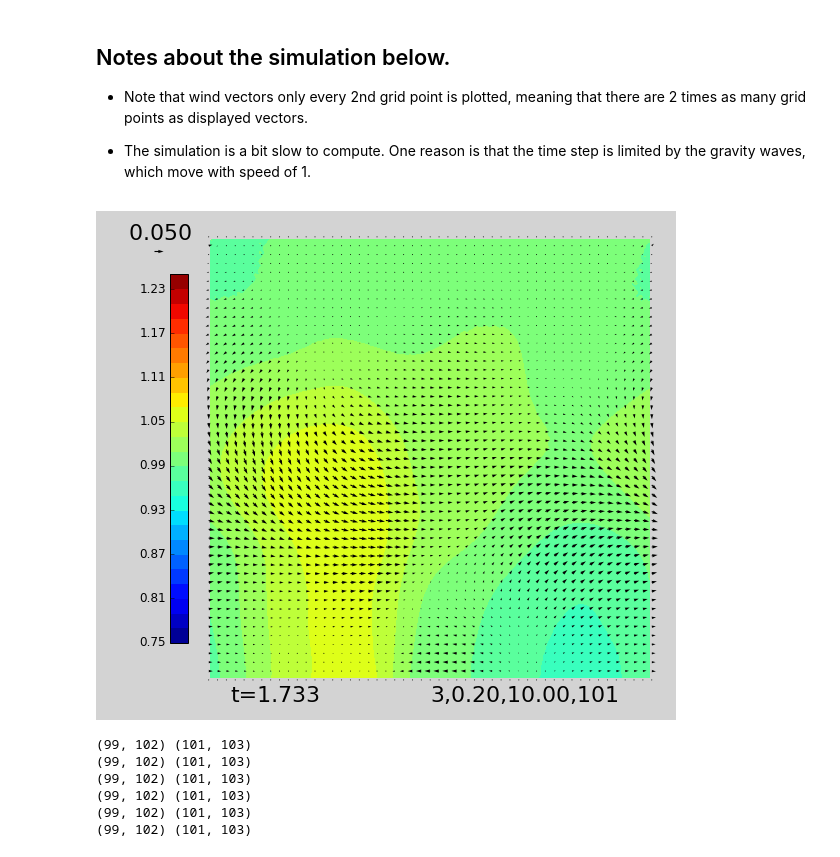
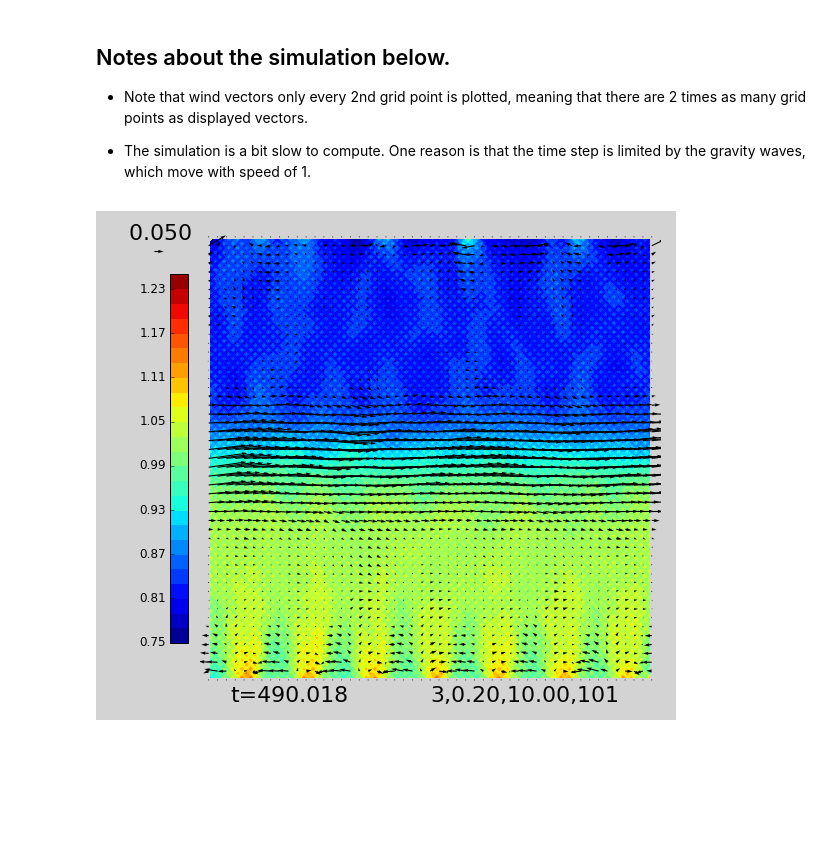
Before and after one commit to Mole45/MMet_Project, a Jupyter notebook: Project-ShallowWater2D.ipynb, the cells around one changed output. Drawn from its saved outputs; the diff is of its cells as text; code cells hidden in the pictures; blank space fills up the shorter version.

```diff
--- a/Project-ShallowWater2D.ipynb
+++ b/Project-ShallowWater2D.ipynb
@@ -316,0 +304,3 @@ vi = 0.*xu #initial v
+# %%
+def yhat(y,yc,w):
+    return (y-yc)/w
@@ -341,10 +373,7 @@ vd = 2 # vector skip (vd=1 plots all arrows)
 speedmax = 0.05 # anticipated maximum speed
 # %%
 #fcoriolis = 1
-beta = 10.
-print(yu.shape)
 fcoriolis = beta*yu[:,:]
-print(fcoriolis.shape)
 cphase = 1.
 u_est = 0.6
 dtlim = 0.2 # fraction of a grid space a wave is allowed to travel in one time unit
@@ -355,8 +384,8 @@ fdt_crit = 0.5 #determined by experimentation, crit value when dtlim = 0.2
 
 dt = min(fdt_crit/beta,dt) #force fdt <= fdt_crit
 
-tstop = 1.75 # stop when t>tstop
-dplot = .05 # time increment between plots
+tstop = 500 # stop when t>tstop
+dplot = 10. # time increment between plots
 
 #Variable Stepping
 nsteps = tstop / dt
@@ -364,8 +393,10 @@ mult = 2 #lambda^nsteps
 c = mult**(1/nsteps)
 dti = tstop*((c-1)/(mult-1))
 
-aborder = 3 # Adams-Bashforth order: 1, 2 or 3 [Set to 10 for Forwards-Backwards]
+aborder = 3 # Adams-Bashforth order: 1, 2 or 3 [Set to 10 for Forwards-Backwards
 varStep = True
+if aborder != 10:
+    varStep = False
 expt = '%d,%3.2f,%5.2f,%d' % (aborder, dtlim, beta, Ny)
 print(expt)
 print(beta,dt,dt*beta)
@@ -411,7 +438,7 @@ def plot(xp,yp,h,mylevs,xu,vd,yu,u,ymax,xmax,v,speedmax,expt):
 * The simulation is a bit slow to compute. One reason is that the time step is limited by the gravity waves, which move with speed of 1.
 # %%
 t=0
-tplot=0. # next time to make a plot
+tplot=-100. # next time to make a plot
 u=ui.copy()
 v=vi.copy()
 h=hi.copy()
@@ -437,11 +464,10 @@ plt.setp( ax2.get_xticklabels(), visible=False);
 
 nxc=Nx//2
 nyc=Ny//2
-hstore = [ ]
-#hstore = [h[nyc,nxc]]
-#hstore = [ vorticity(u,v,dx,dy)[50,50] ]
-tstore = [  ] # for storing the corresponding time of the value
-plotcount=10
+#hstore = [ ]
+hstore = [h[nyc,nxc]]
+zetastore = [ vorticity(u,v,dx,dy)[50,50] ]
+tstore = [ 0 ] # for storing the corresponding time of the value
 
 if aborder == 10:
     dt = dti
@@ -449,11 +475,9 @@ if aborder == 10:
 while t < tstop + dt/2.:
     nstep+=1
     abnow=min(nstep,aborder)
-    if plotcount == 10: #plot
+    if t >= tplot + dplot: #plot
         plot(xp,yp,h,mylevs,xu,vd,yu,u,ymax,xmax,v,speedmax,expt)
-        plotcount = 0
-    else:
-        plotcount += 1
+        tplot = t
 
     hu = p2u(h) # calculate h on the u grid
 
@@ -499,47 +523,41 @@ while t < tstop + dt/2.:
 
 #Monitor vort @ centre
     zeta = vorticity(u,v,dx,dy)
-    buns = (zeta[nxc,nyc]+fcoriolis)/h[nxc,nyc]
-    hstore.append(buns)
+    buns = (zeta[nxc,nyc]+fcoriolis[nxc,nyc])/h[nxc,nyc]
+    zetastore.append(buns)
 #end monitoring
 
     t = t + dt
-#    hstore.append(h[nyc,nxc])
-#    hstore.append( h.mean() )
+    hstore.append(h[nyc,nxc])
+    #hstore.append( h.mean() )
     tstore.append( t )
     if varStep == True:
         dt = dt*c
 
     assert u.max()<2.e10, 'kaboom!'
 
 highres = False
 if highres == True:
     np.save('HR_u',u)
     np.save('HR_v',v)
     np.save('HR_h',h)
 
     hu = p2u(h) # calculate h on the u grid
     dhdt = -divergence(u*hu,v*hu,dx,dy)
     dudt,dvdt = pgf(h,dx,dy) #pressure gradient force
     dudt += advect3(u,u,v,dx,dy,'u') # no option for other than 3rd order
     dvdt += advect3(v,u,v,dx,dy,'v')
     dudt += fcoriolis*v
     dvdt += -fcoriolis*u
     np.save('HR_hu',hu)
     np.save('HR_dhdt',dhdt)
     np.save('HR_dudt',dudt)
     np.save('HR_dvdt',dvdt)
 
 
 plt.close()
 # %% [output]
-[figure, old version]
+[figure, new version]
-(99, 102) (101, 103)
-(99, 102) (101, 103)
-(99, 102) (101, 103)
-(99, 102) (101, 103)
-(99, 102) (101, 103)
-(99, 102) (101, 103)
 # %%
 print(nstep)
 # %% [output]
```
Also changed, not shown: parts of 11 cells of this notebook.
